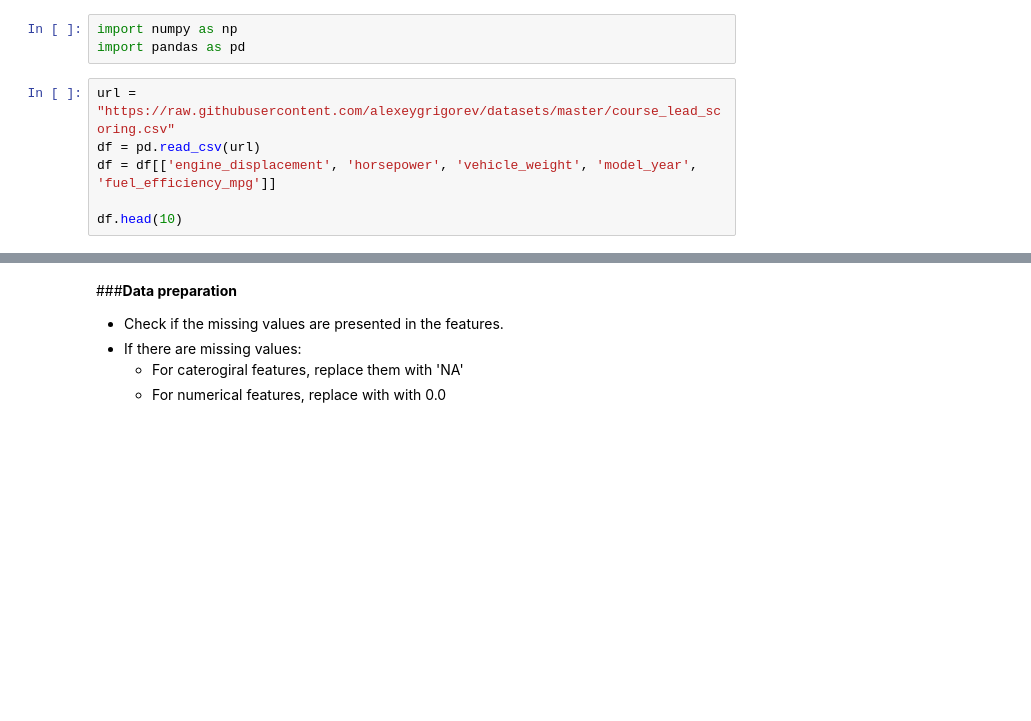
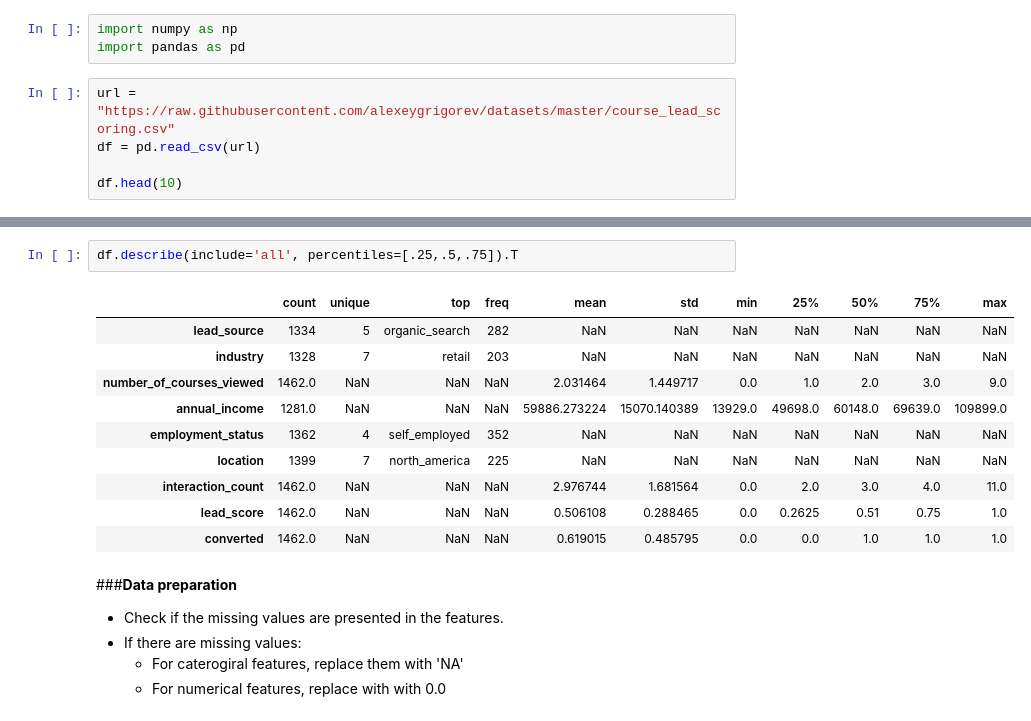
Before and after one commit to bogdan-kovalchuk/course-ml-zoomcamp, a Jupyter notebook: 03-classification/03_classification_homework.ipynb, the cells around one changed output, grey strips where cells are left out. Drawn from its saved outputs; the diff is of its cells as text; blank space fills up the shorter version.

```diff
--- a/03-classification/03_classification_homework.ipynb
+++ b/03-classification/03_classification_homework.ipynb
@@ -6,6 +6,5 @@ import pandas as pd
 # %%
 url = "https://raw.githubusercontent.com/alexeygrigorev/datasets/master/course_lead_scoring.csv"
 df = pd.read_csv(url)
-df = df[['engine_displacement', 'horsepower', 'vehicle_weight', 'model_year', 'fuel_efficiency_mpg']]
 
 df.head(10)
@@ -12,3 +42,16 @@ df.head(10)
+# %%
+df.describe(include='all', percentiles=[.25,.5,.75]).T
+# %% [output]
+|  | count | unique | top | freq | mean | std | min | 25% | 50% | 75% | max |
+| lead_source | 1334 | 5 | organic_search | 282 | NaN | NaN | NaN | NaN | NaN | NaN | NaN |
+| industry | 1328 | 7 | retail | 203 | NaN | NaN | NaN | NaN | NaN | NaN | NaN |
+| number_of_courses_viewed | 1462.0 | NaN | NaN | NaN | 2.031464 | 1.449717 | 0.0 | 1.0 | 2.0 | 3.0 | 9.0 |
+| annual_income | 1281.0 | NaN | NaN | NaN | 59886.273224 | 15070.140389 | 13929.0 | 49698.0 | 60148.0 | 69639.0 | 109899.0 |
+| employment_status | 1362 | 4 | self_employed | 352 | NaN | NaN | NaN | NaN | NaN | NaN | NaN |
+| location | 1399 | 7 | north_america | 225 | NaN | NaN | NaN | NaN | NaN | NaN | NaN |
+| interaction_count | 1462.0 | NaN | NaN | NaN | 2.976744 | 1.681564 | 0.0 | 2.0 | 3.0 | 4.0 | 11.0 |
+| lead_score | 1462.0 | NaN | NaN | NaN | 0.506108 | 0.288465 | 0.0 | 0.2625 | 0.51 | 0.75 | 1.0 |
+| converted | 1462.0 | NaN | NaN | NaN | 0.619015 | 0.485795 | 0.0 | 0.0 | 1.0 | 1.0 | 1.0 |
 # %% [markdown]
 ###**Data preparation**
 * Check if the missing values are presented in the features.
```
Also changed, not shown: parts of 2 cells of this notebook.
